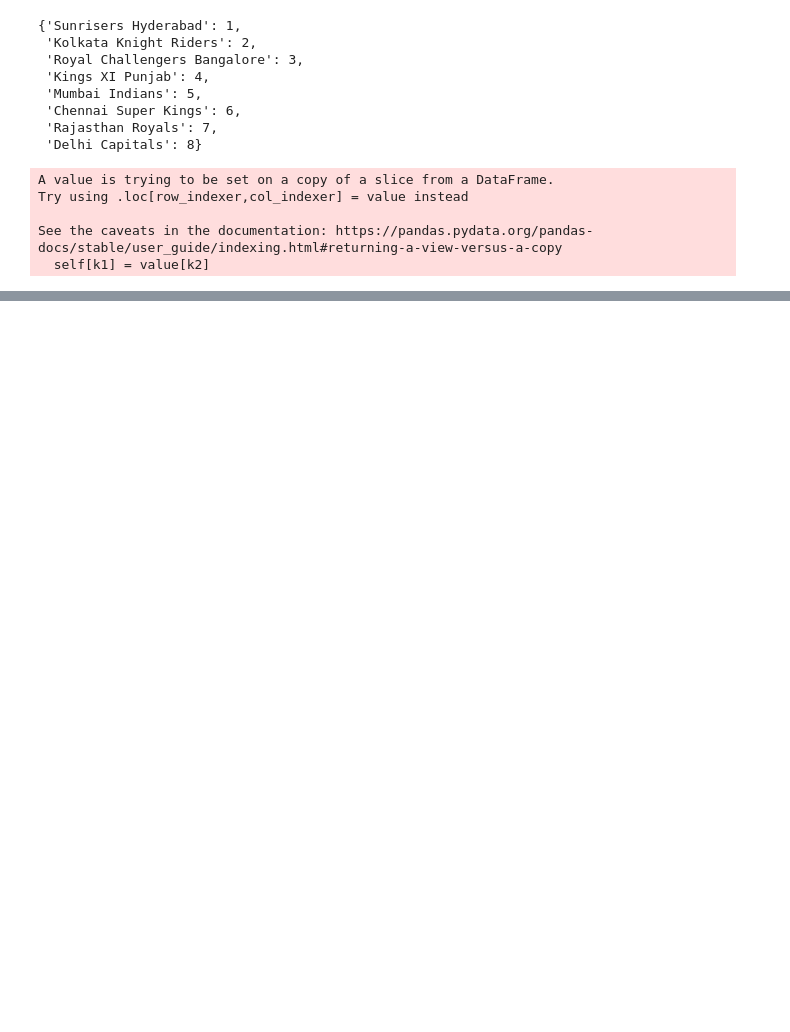
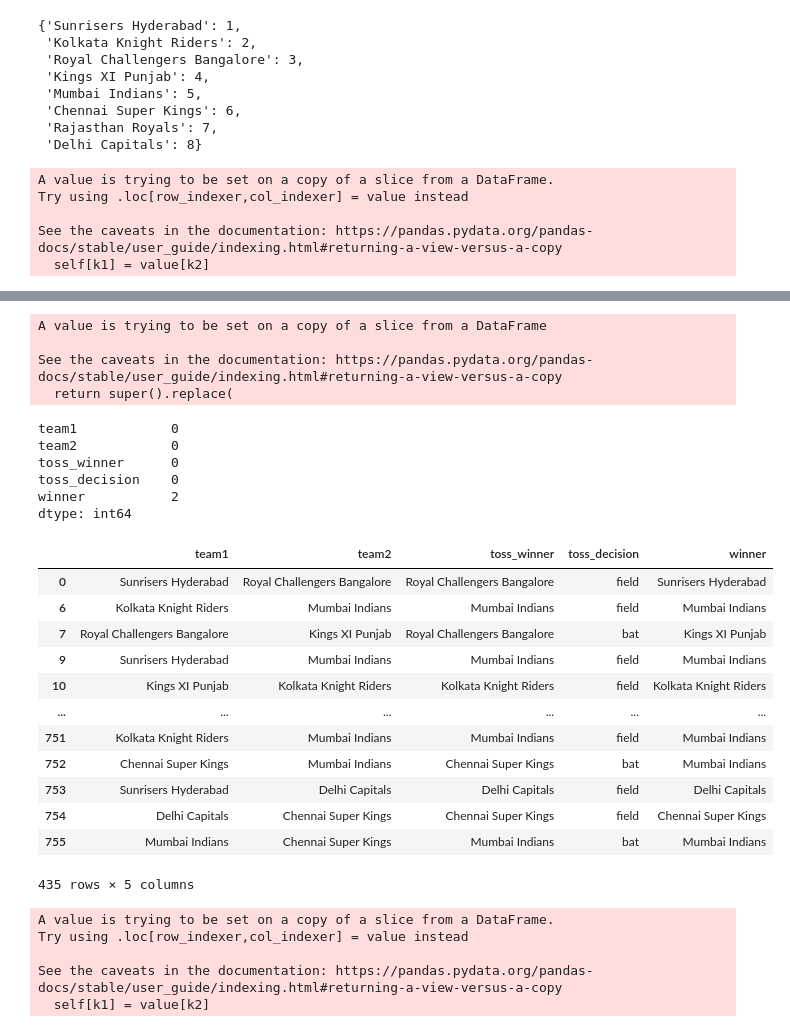
Before and after one commit to thinking-tomorrow/Data-Science-Projects, a Jupyter notebook: cricket-prediction/match_winner.ipynb, the cells around one changed output, grey strips where cells are left out. Cells and saved outputs as stored; diff of their text form; code cells hidden in the pictures; blank space fills up the shorter version.

```diff
--- a/cricket-prediction/match_winner.ipynb
+++ b/cricket-prediction/match_winner.ipynb
@@ -156,0 +187,2 @@ dt.score(X_test, y_test)
+# %%
+df.drop(['id','season','city','result','dl_applied','win_by_wickets','win_by_runs','player_of_match','umpire1','umpire2','umpire3'],axis=1,inplace=True)
@@ -156,0 +205,2 @@ dt.score(X_test, y_test)
+# %%
+df.drop(['date','venue'],axis=1,inplace=True)
@@ -156,0 +223,5 @@ dt.score(X_test, y_test)
+# %%
+teams=['Sunrisers Hyderabad', 'Mumbai Indians', 'Royal Challengers Bangalore',
+       'Kolkata Knight Riders', 'Kings XI Punjab','Chennai Super Kings',
+       'Rajasthan Royals', 'Delhi Capitals']
+df=df[(df['team1'].isin(teams))&(df['team2'].isin(teams))]
@@ -156,0 +244,7 @@ dt.score(X_test, y_test)
+# %%
+df.replace('Delhi Daredevils', 'Delhi Capitals', inplace=True)
+# %% [output]
+A value is trying to be set on a copy of a slice from a DataFrame
+
+See the caveats in the documentation: https://pandas.pydata.org/pandas-docs/stable/user_guide/indexing.html#returning-a-view-versus-a-copy
+  return super().replace(
@@ -156,0 +254,33 @@ dt.score(X_test, y_test)
+# %%
+df.isnull().sum()
+# %% [output]
+team1            0
+team2            0
+toss_winner      0
+toss_decision    0
+winner           2
+dtype: int64
+# %%
+df.dropna()
+# %% [output]
+|  | team1 | team2 | toss_winner | toss_decision | winner |
+| 0 | Sunrisers Hyderabad | Royal Challengers Bangalore | Royal Challengers Bangalore | field | Sunrisers Hyderabad |
+| 6 | Kolkata Knight Riders | Mumbai Indians | Mumbai Indians | field | Mumbai Indians |
+| 7 | Royal Challengers Bangalore | Kings XI Punjab | Royal Challengers Bangalore | bat | Kings XI Punjab |
+| 9 | Sunrisers Hyderabad | Mumbai Indians | Mumbai Indians | field | Mumbai Indians |
+| 10 | Kings XI Punjab | Kolkata Knight Riders | Kolkata Knight Riders | field | Kolkata Knight Riders |
+| ... | ... | ... | ... | ... | ... |
+| 751 | Kolkata Knight Riders | Mumbai Indians | Mumbai Indians | field | Mumbai Indians |
+| 752 | Chennai Super Kings | Mumbai Indians | Chennai Super Kings | bat | Mumbai Indians |
+| 753 | Sunrisers Hyderabad | Delhi Capitals | Delhi Capitals | field | Delhi Capitals |
+| 754 | Delhi Capitals | Chennai Super Kings | Chennai Super Kings | field | Chennai Super Kings |
+| 755 | Mumbai Indians | Chennai Super Kings | Mumbai Indians | bat | Mumbai Indians |
+435 rows × 5 columns
+# %%
+df[['team1', 'team2', 'toss_winner', 'winner']]=df[['team1', 'team2', 'toss_winner', 'winner']].apply(lambda x:x.map(map_list), axis=1)
+# %% [output]
+A value is trying to be set on a copy of a slice from a DataFrame.
+Try using .loc[row_indexer,col_indexer] = value instead
+
+See the caveats in the documentation: https://pandas.pydata.org/pandas-docs/stable/user_guide/indexing.html#returning-a-view-versus-a-copy
+  self[k1] = value[k2]
```
Also changed, not shown: parts of 83 cells of this notebook, 3 other files.
